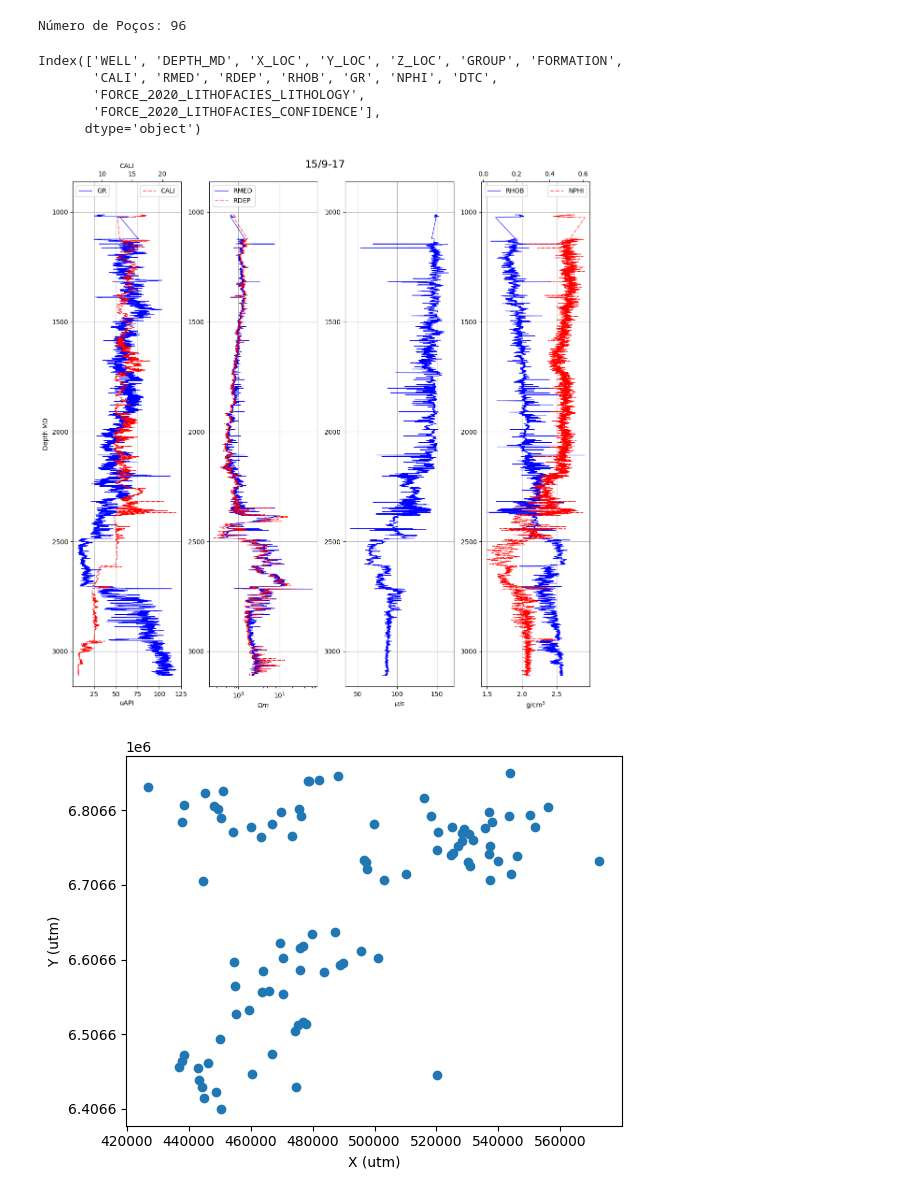
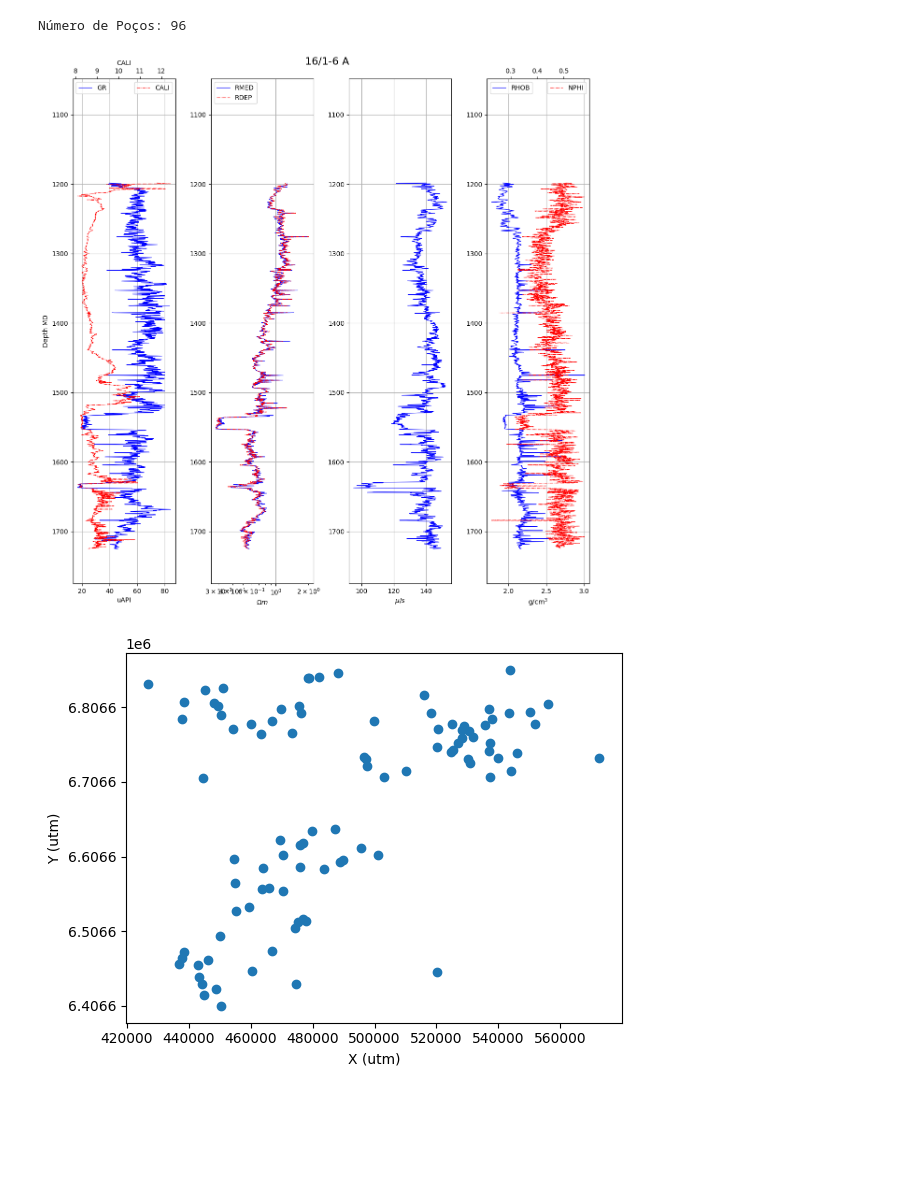
Before and after one commit to alexsandrocerqueira/Force_Facies_classification, a Jupyter notebook: Litho_class.ipynb, the cells around one changed output. Cells and saved outputs as stored; diff of their text form; code cells hidden in the pictures; blank space fills up the shorter version.

```diff
--- a/Litho_class.ipynb
+++ b/Litho_class.ipynb
@@ -166,18 +161,10 @@ memory usage: 83.4+ MB
 print(f'Número de Poços: {len(df.WELL.unique())}')
 # %% [output]
 Número de Poços: 96
-# %%
-df.columns
-# %% [output]
-Index(['WELL', 'DEPTH_MD', 'X_LOC', 'Y_LOC', 'Z_LOC', 'GROUP', 'FORMATION',
-       'CALI', 'RMED', 'RDEP', 'RHOB', 'GR', 'NPHI', 'DTC',
-       'FORCE_2020_LITHOFACIES_LITHOLOGY',
-       'FORCE_2020_LITHOFACIES_CONFIDENCE'],
-      dtype='object')
 # %%
-plot_logs(df[df.WELL==df.WELL.unique()[2]])
+plot_logs(df[df.WELL==df.WELL.unique()[4]])
 # %% [output]
-[figure, old version]
+[figure, new version]
 # %%
 #Montando uma lista com as localizações da primeira medida de X e Y
 loc = [(float(df[df.WELL==i].X_LOC[0:1]),float(df[df.WELL==i].Y_LOC[0:1])) for i in df.WELL.unique()]
```
Also changed, not shown: parts of 44 cells of this notebook.
